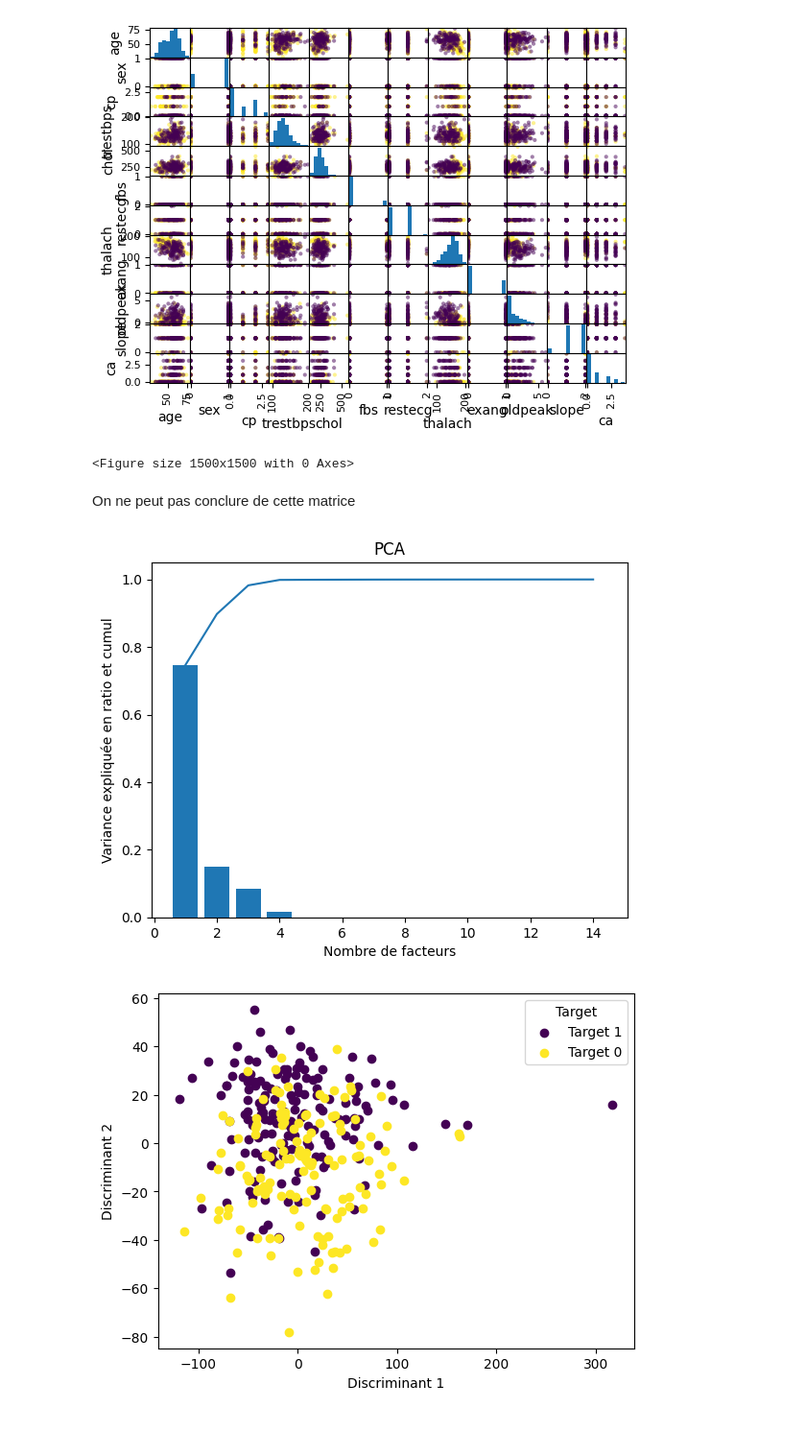
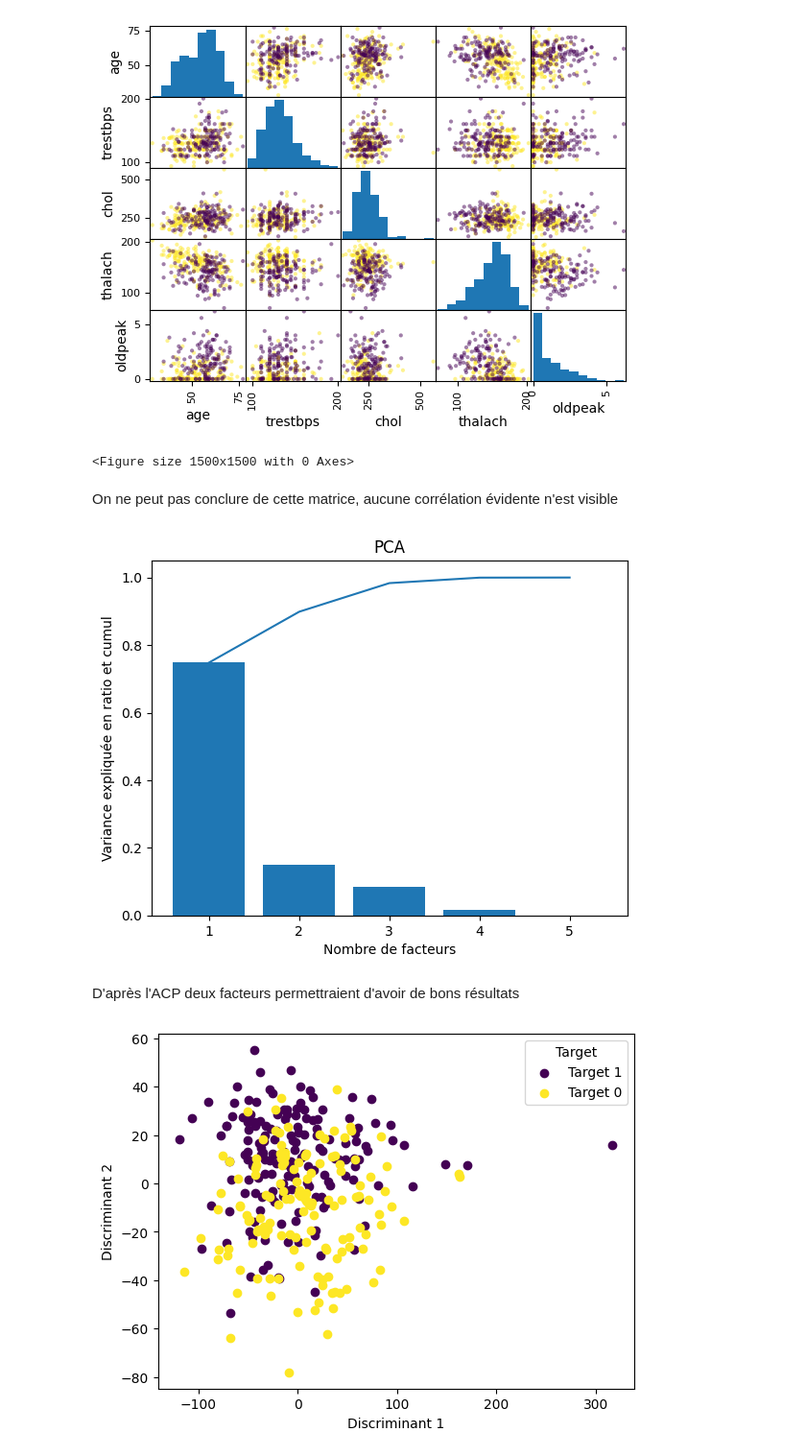
Before and after one commit to prichert17/Apprentissage_automatique_arbre_decision, a Jupyter notebook: main.ipynb, the cells around one changed output. Shown at 96% size. Saved outputs shown, nothing was run; the diff lists cells and outputs as text; code cells hidden in the pictures; blank space fills up the shorter version.

```diff
--- a/main.ipynb
+++ b/main.ipynb
@@ -25,6 +25,10 @@ from sklearn.metrics import recall_score
 
 X = pd.read_excel("heart.xlsx",sheet_name=0,header=0)
 X = X.drop(X.columns[0], axis=1)
+
+categorical_cols = ['sex', 'cp', 'fbs', 'restecg', 'exang', 'slope', 'ca', 'thal', 'target']
+X[categorical_cols] = X[categorical_cols].astype('category')
+
 print(X.shape)
 
 T = X.describe()  #on représente les statistiques descriptives
@@ -96,26 +88,27 @@ plt.show()
 # %%
 X1 = X.copy()
 le = LabelEncoder()
 
-pd.plotting.scatter_matrix(X1.iloc[:,:-2], c=X1['target'])
+X_numeric_cols = X1.select_dtypes(include=['number']).columns
+X_numeric_data = X1[X_numeric_cols]
+
+pd.plotting.scatter_matrix(X_numeric_data, c=X1['target'].cat.codes)
 plt.figure(figsize=(15, 15))
 plt.show()  # Affiche les graphiques
 # %% [output]
-[figure, old version]
+[figure, new version]
 <Figure size 1500x1500 with 0 Axes>
 # %% [markdown]
-On ne peut pas conclure de cette matrice
+On ne peut pas conclure de cette matrice, aucune corrélation évidente n'est visible
 # %%
 from sklearn.decomposition import PCA
 from sklearn.preprocessing import StandardScaler
 
+X_numeric = X1.select_dtypes(include=['number'])
 acp = PCA()
-Xacp = acp.fit_transform(X1)
-"""
-scaler = StandardScaler()
-Xacp = scaler.fit_transform(Xdf)     # on pourrait aussi faire (X1 - mean)/std (l'écart type)
-Xacp = acp.fit_transform(Xacp)
-"""
+Xacp = acp.fit_transform(X_numeric)
+
+
 plt.figure()
 # Graphique des variances expliquées
 acp.explained_variance_     #Valeurs propres
@@ -130,7 +123,9 @@ plt.xlabel("Nombre de facteurs")
 plt.title("PCA")
 plt.show()
 # %% [output]
-[figure, old version]
+[figure, new version]
+# %% [markdown]
+D'après l'ACP deux facteurs permettraient d'avoir de bons résultats
 # %%
 plt.figure()
 
```
Also changed, not shown: parts of 14 cells of this notebook.
